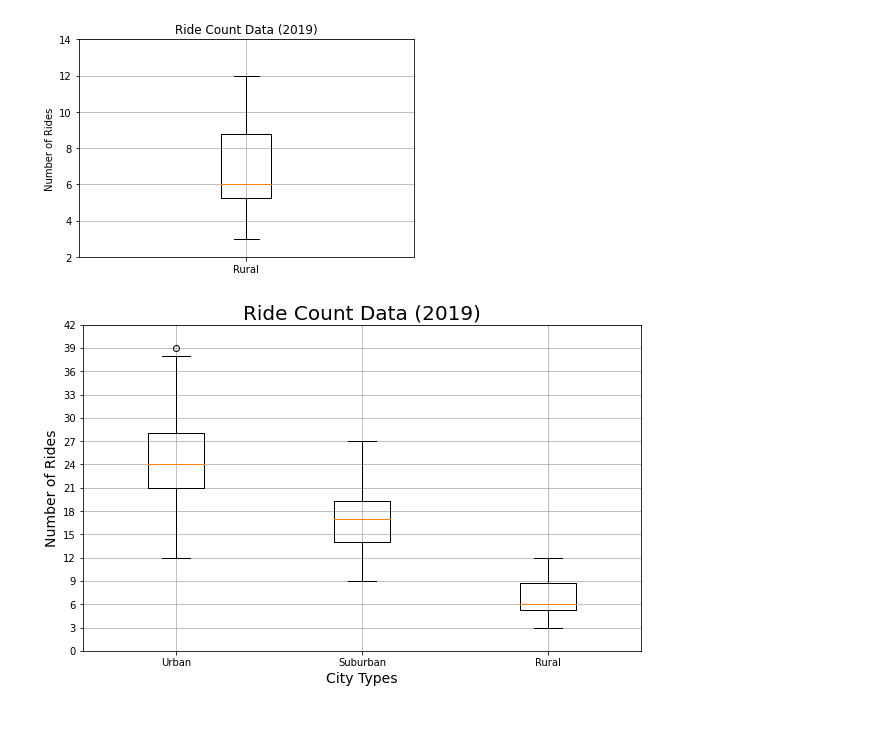
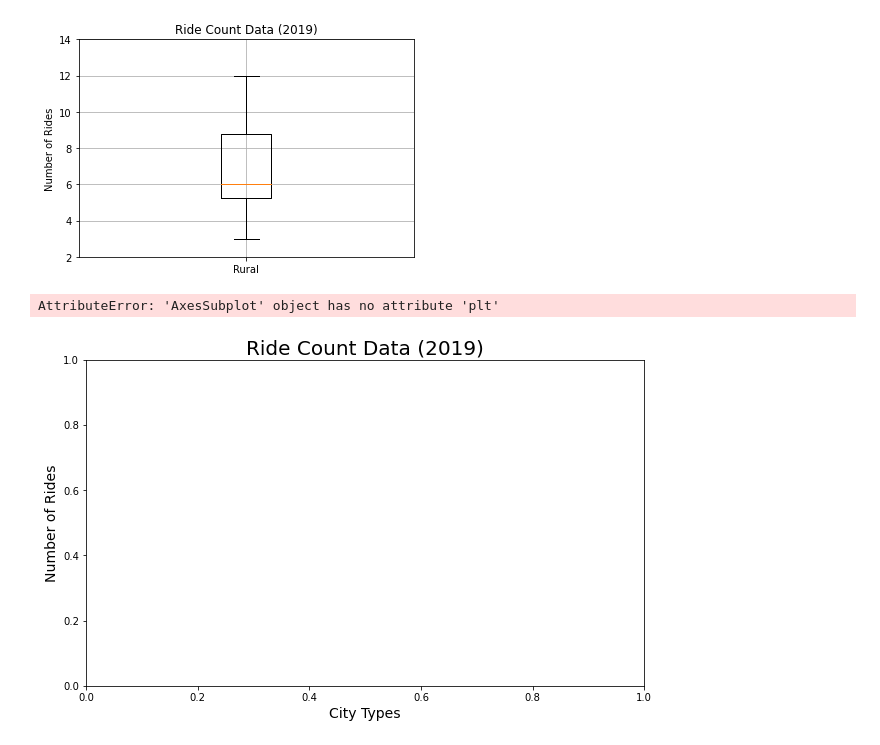
Before and after one commit to mckenziekkilburn/PyBer_Analysis, a Jupyter notebook: PyBer.ipynb, the cells around one changed output. Saved outputs shown, nothing was run; the diff lists cells and outputs as text; code cells hidden in the pictures.

```diff
--- a/PyBer.ipynb
+++ b/PyBer.ipynb
@@ -600,20 +600,21 @@ plt.show()
 [figure]
 # %%
 # Add all ride count box-and-whisker plots to the same graph.
-x_labels = ["Urban", "Suburban","Rural"]
+x_labels = ["Jan", "Feb","March", "April"]
 ride_count_data = [urban_ride_count, suburban_ride_count, rural_ride_count]
 fig, ax = plt.subplots(figsize=(10, 6))
 ax.set_title('Ride Count Data (2019)',fontsize=20)
 ax.set_ylabel('Number of Rides',fontsize=14)
 ax.set_xlabel("City Types",fontsize=14)
-ax.boxplot(ride_count_data, labels=x_labels)
+ax.plt(ride_count_data, labels=x_labels)
 ax.set_yticks(np.arange(0, 45, step=3.0))
 ax.grid()
 # Save the figure.
 plt.savefig("analysis/Fig2.png")
 plt.show()
 # %% [output]
+AttributeError: 'AxesSubplot' object has no attribute 'plt'
-[figure, old version]
+[figure, new version]
 # %%
 # Get the city that matches 39.
 urban_city_outlier = urban_ride_count[urban_ride_count==39].index[0]
```
Also changed, not shown: parts of 18 cells of this notebook, 3 other files.
